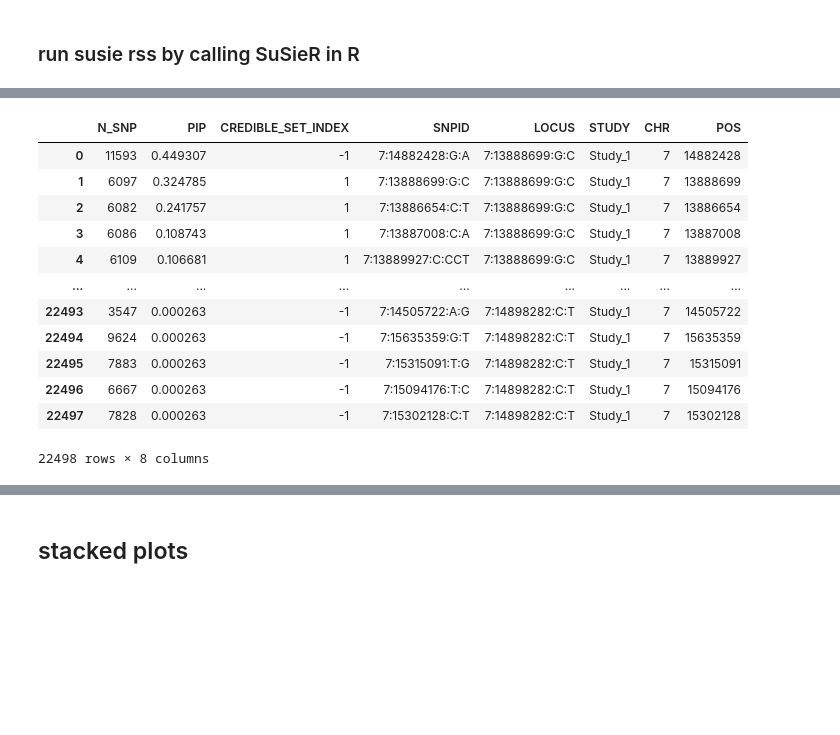
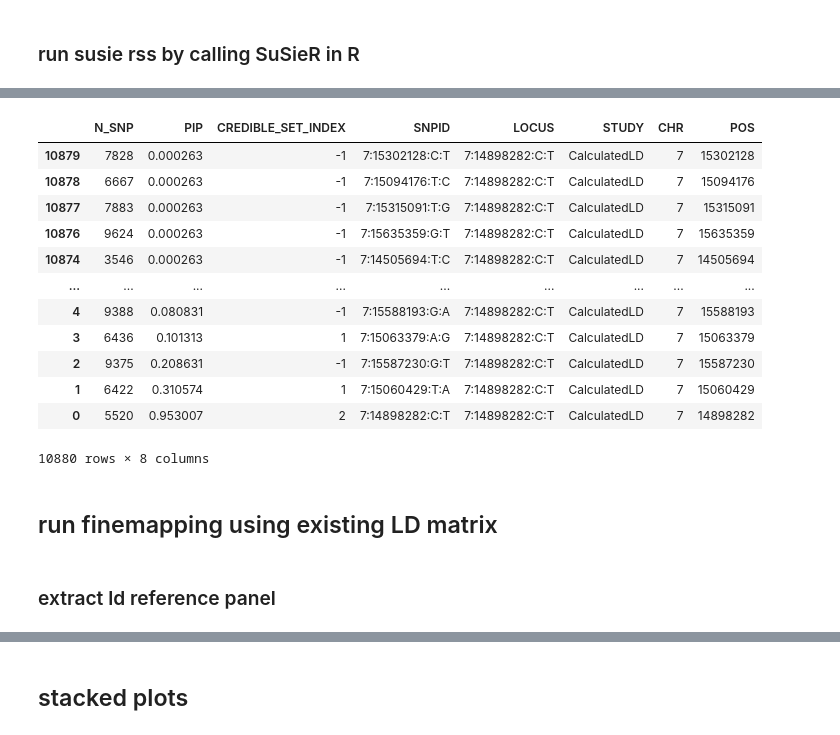
Before and after one commit to Cloufield/gwaslab, a Jupyter notebook: examples/_development/finemapping/utility_finemapping.ipynb, the cells around one changed output, grey strips where cells are left out. Cells and saved outputs as stored; diff of their text form; code cells hidden in the pictures; blank space fills up the shorter version.

```diff
--- a/examples/_development/finemapping/utility_finemapping.ipynb
+++ b/examples/_development/finemapping/utility_finemapping.ipynb
@@ -50,7 +65,9 @@ mysumstats.basic_check(verbose=False)
 # %% [markdown]
 ### calculate ld matrix for each locus
 # %%
-mysumstats.calculate_ld_matrix( plink="/home/yunye/tools/bin/plink",
+mysumstats.meta["gwaslab"]["study_name"] = "CalculatedLD"
+mysumstats.calculate_ld_matrix( loci=["7:14898282:C:T"],
+                                plink="/home/yunye/tools/bin/plink",
                                 plink2="/home/yunye/tools/bin/plink2",
                                 vcf = gl.get_path("1kg_eas_hg19"))
 # %% [output]
@@ -131,16 +135,20 @@ mysumstats.read_pipcs("mysumstats")
 # %%
-mysumstats.pipcs
+mysumstats.pipcs.sort_values("PIP")
 # %% [output]
 |  | N_SNP | PIP | CREDIBLE_SET_INDEX | SNPID | LOCUS | STUDY | CHR | POS |
-| 0 | 11593 | 0.449307 | -1 | 7:14882428:G:A | 7:13888699:G:C | Study_1 | 7 | 14882428 |
-| 1 | 6097 | 0.324785 | 1 | 7:13888699:G:C | 7:13888699:G:C | Study_1 | 7 | 13888699 |
-| 2 | 6082 | 0.241757 | 1 | 7:13886654:C:T | 7:13888699:G:C | Study_1 | 7 | 13886654 |
-| 3 | 6086 | 0.108743 | 1 | 7:13887008:C:A | 7:13888699:G:C | Study_1 | 7 | 13887008 |
-| 4 | 6109 | 0.106681 | 1 | 7:13889927:C:CCT | 7:13888699:G:C | Study_1 | 7 | 13889927 |
+| 10879 | 7828 | 0.000263 | -1 | 7:15302128:C:T | 7:14898282:C:T | CalculatedLD | 7 | 15302128 |
+| 10878 | 6667 | 0.000263 | -1 | 7:15094176:T:C | 7:14898282:C:T | CalculatedLD | 7 | 15094176 |
+| 10877 | 7883 | 0.000263 | -1 | 7:15315091:T:G | 7:14898282:C:T | CalculatedLD | 7 | 15315091 |
+| 10876 | 9624 | 0.000263 | -1 | 7:15635359:G:T | 7:14898282:C:T | CalculatedLD | 7 | 15635359 |
+| 10874 | 3546 | 0.000263 | -1 | 7:14505694:T:C | 7:14898282:C:T | CalculatedLD | 7 | 14505694 |
 | ... | ... | ... | ... | ... | ... | ... | ... | ... |
-| 22493 | 3547 | 0.000263 | -1 | 7:14505722:A:G | 7:14898282:C:T | Study_1 | 7 | 14505722 |
-| 22494 | 9624 | 0.000263 | -1 | 7:15635359:G:T | 7:14898282:C:T | Study_1 | 7 | 15635359 |
-| 22495 | 7883 | 0.000263 | -1 | 7:15315091:T:G | 7:14898282:C:T | Study_1 | 7 | 15315091 |
-| 22496 | 6667 | 0.000263 | -1 | 7:15094176:T:C | 7:14898282:C:T | Study_1 | 7 | 15094176 |
-| 22497 | 7828 | 0.000263 | -1 | 7:15302128:C:T | 7:14898282:C:T | Study_1 | 7 | 15302128 |
+| 4 | 9388 | 0.080831 | -1 | 7:15588193:G:A | 7:14898282:C:T | CalculatedLD | 7 | 15588193 |
+| 3 | 6436 | 0.101313 | 1 | 7:15063379:A:G | 7:14898282:C:T | CalculatedLD | 7 | 15063379 |
+| 2 | 9375 | 0.208631 | -1 | 7:15587230:G:T | 7:14898282:C:T | CalculatedLD | 7 | 15587230 |
+| 1 | 6422 | 0.310574 | 1 | 7:15060429:T:A | 7:14898282:C:T | CalculatedLD | 7 | 15060429 |
+| 0 | 5520 | 0.953007 | 2 | 7:14898282:C:T | 7:14898282:C:T | CalculatedLD | 7 | 14898282 |
-22498 rows × 8 columns
+10880 rows × 8 columns
+# %% [markdown]
+## run finemapping using existing LD matrix
+# %% [markdown]
+### extract ld reference panel
```
Also changed, not shown: parts of 23 cells of this notebook.
